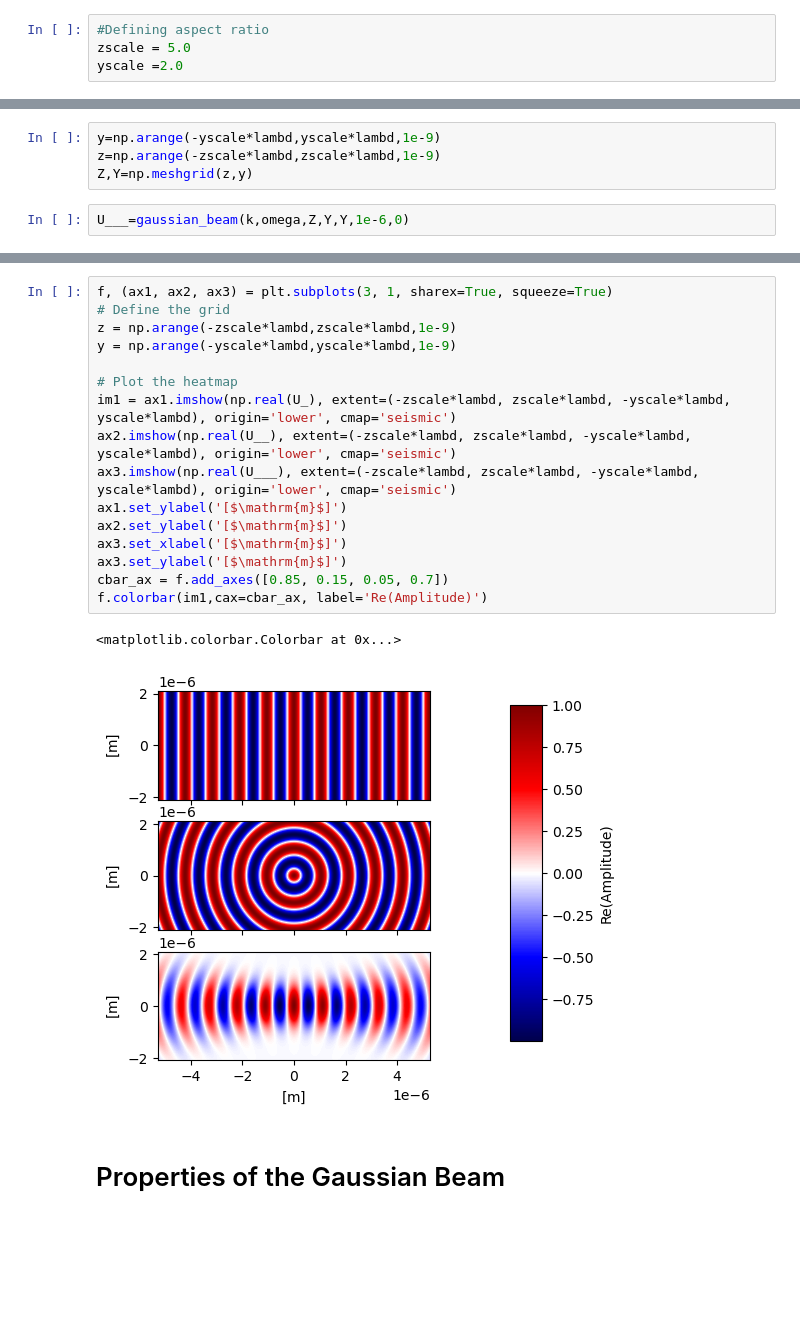
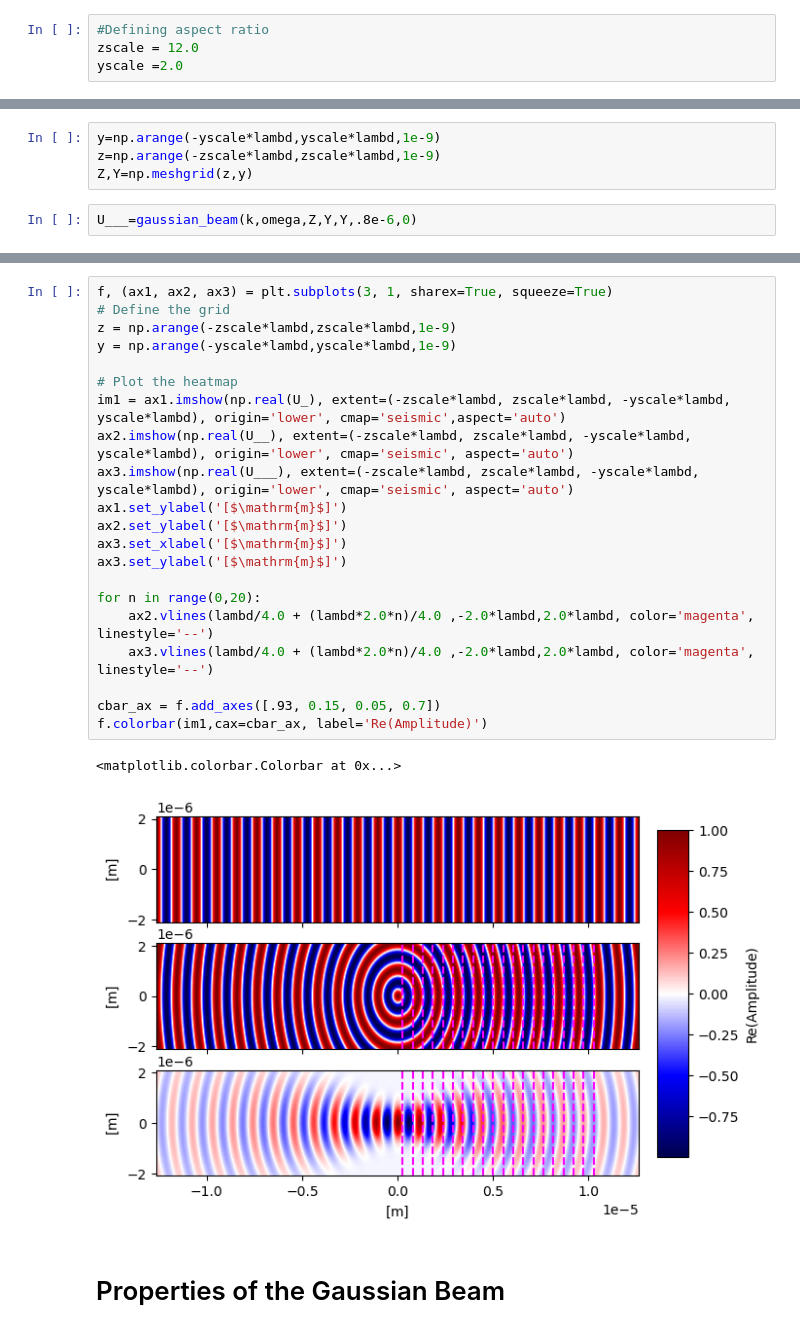
Before and after one commit to dancvan/fop_journalclub, a Jupyter notebook: modules/beam_optics.ipynb, the cells around one changed output, grey strips where cells are left out. Saved outputs shown, nothing was run; the diff lists cells and outputs as text; blank space fills up the shorter version.

Commit message:
Adding planar wave lines for comparison figure

```diff
--- a/modules/beam_optics.ipynb
+++ b/modules/beam_optics.ipynb
@@ -44,7 +44,7 @@ plt.grid(linestyle='dotted')
 [figure]
 # %%
 #Defining aspect ratio
-zscale = 5.0
+zscale = 12.0
 yscale =2.0
 # %% [markdown]
 # The planar wave in 2-D
@@ -104,7 +104,7 @@ y=np.arange(-yscale*lambd,yscale*lambd,1e-9)
 z=np.arange(-zscale*lambd,zscale*lambd,1e-9)
 Z,Y=np.meshgrid(z,y)
 # %%
-U___=gaussian_beam(k,omega,Z,Y,Y,1e-6,0)
+U___=gaussian_beam(k,omega,Z,Y,Y,.8e-6,0)
 # %%
 plt.figure(figsize=[15,3])
 plt.imshow(np.real(U___),cmap='seismic', extent=(-zscale*lambd, zscale*lambd, -yscale*lambd, yscale*lambd), origin='lower')
@@ -118,22 +118,27 @@ plt.show()
 # %%
 f, (ax1, ax2, ax3) = plt.subplots(3, 1, sharex=True, squeeze=True)
 # Define the grid
 z = np.arange(-zscale*lambd,zscale*lambd,1e-9)
 y = np.arange(-yscale*lambd,yscale*lambd,1e-9)
 
 # Plot the heatmap
-im1 = ax1.imshow(np.real(U_), extent=(-zscale*lambd, zscale*lambd, -yscale*lambd, yscale*lambd), origin='lower', cmap='seismic')
-ax2.imshow(np.real(U__), extent=(-zscale*lambd, zscale*lambd, -yscale*lambd, yscale*lambd), origin='lower', cmap='seismic')
-ax3.imshow(np.real(U___), extent=(-zscale*lambd, zscale*lambd, -yscale*lambd, yscale*lambd), origin='lower', cmap='seismic')
+im1 = ax1.imshow(np.real(U_), extent=(-zscale*lambd, zscale*lambd, -yscale*lambd, yscale*lambd), origin='lower', cmap='seismic',aspect='auto')
+ax2.imshow(np.real(U__), extent=(-zscale*lambd, zscale*lambd, -yscale*lambd, yscale*lambd), origin='lower', cmap='seismic', aspect='auto')
+ax3.imshow(np.real(U___), extent=(-zscale*lambd, zscale*lambd, -yscale*lambd, yscale*lambd), origin='lower', cmap='seismic', aspect='auto')
 ax1.set_ylabel('[$\mathrm{m}$]')
 ax2.set_ylabel('[$\mathrm{m}$]')
 ax3.set_xlabel('[$\mathrm{m}$]')
 ax3.set_ylabel('[$\mathrm{m}$]')
-cbar_ax = f.add_axes([0.85, 0.15, 0.05, 0.7])
+
+for n in range(0,20):
+    ax2.vlines(lambd/4.0 + (lambd*2.0*n)/4.0 ,-2.0*lambd,2.0*lambd, color='magenta', linestyle='--')
+    ax3.vlines(lambd/4.0 + (lambd*2.0*n)/4.0 ,-2.0*lambd,2.0*lambd, color='magenta', linestyle='--')
+
+cbar_ax = f.add_axes([.93, 0.15, 0.05, 0.7])
 f.colorbar(im1,cax=cbar_ax, label='Re(Amplitude)')
 # %% [output]
 <matplotlib.colorbar.Colorbar at 0x...>
-[figure, old version]
+[figure, new version]
 # %% [markdown]
 # Properties of the Gaussian Beam
 # %% [markdown]
```
Also changed, not shown: parts of 3 cells of this notebook.
